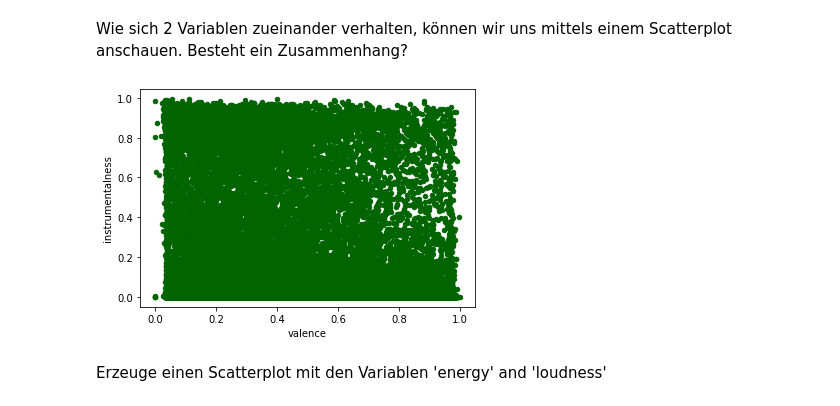
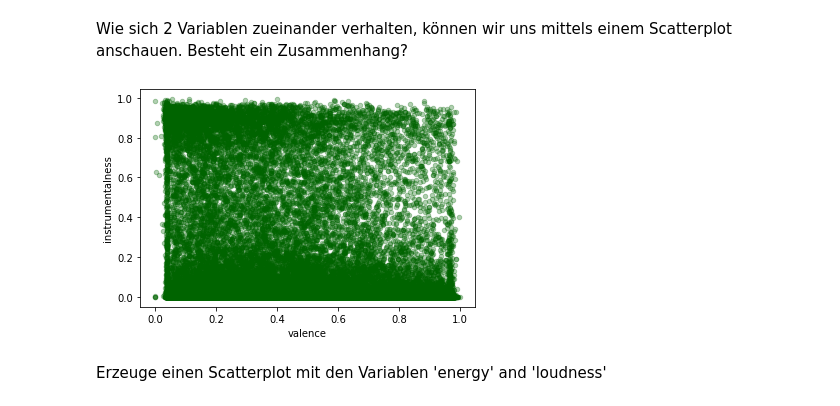
Before and after one commit to timo95/training-beginner, a Jupyter notebook: Spotify.ipynb, the cells around one changed output. Drawn from its saved outputs; the diff is of its cells as text; code cells hidden in the pictures.

```diff
--- a/Spotify.ipynb
+++ b/Spotify.ipynb
@@ -109,9 +113,9 @@ data[data.isna().any(axis=1)]
 # %% [markdown]
 Wie sich 2 Variablen zueinander verhalten, können wir uns mittels einem Scatterplot anschauen. Besteht ein Zusammenhang?
 # %%
-ax1 = data.plot.scatter(x='valence', y='instrumentalness', c='DarkGreen')
+ax1 = data.plot.scatter(x='valence', y='instrumentalness', c='DarkGreen', alpha = 0.3)
 # %% [output]
-[figure, old version]
+[figure, new version]
 # %% [markdown]
 Erzeuge einen Scatterplot mit den Variablen 'energy' and 'loudness'
 <!---ax2 = data.plot.scatter(x='energy', y='loudness', c='DarkBlue')--->
```
Also changed, not shown: parts of 40 cells of this notebook.
